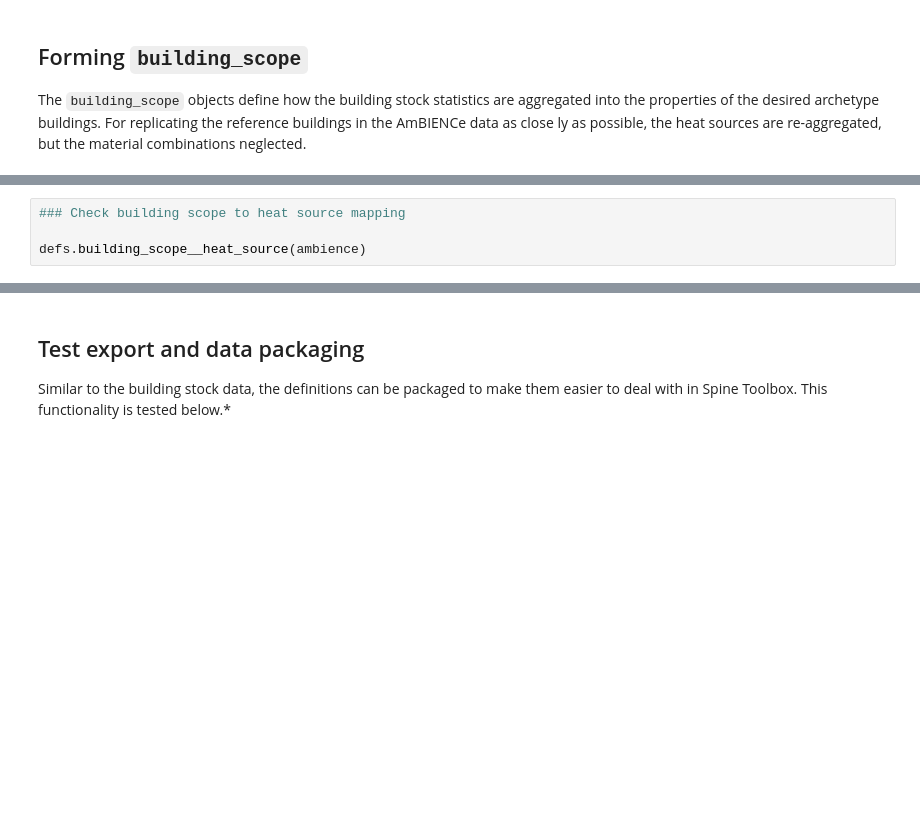
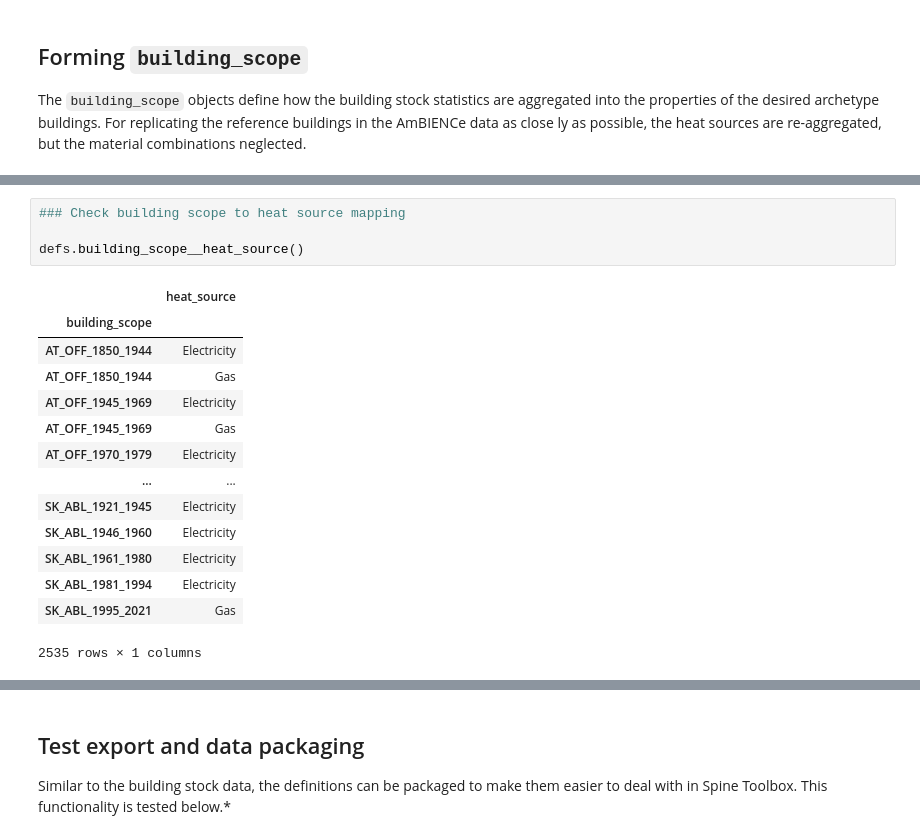
Before and after one commit to spine-tools/AmBIENCe2ABM, a Jupyter notebook: definitions_testscript.ipynb, the cells around one changed output, grey strips where cells are left out. Cells and saved outputs as stored; diff of their text form; blank space fills up the shorter version.

```diff
--- a/definitions_testscript.ipynb
+++ b/definitions_testscript.ipynb
@@ -118,4 +300,19 @@ defs.building_scope()
 # %%
 ### Check building scope to heat source mapping
 
-defs.building_scope__heat_source(ambience)
+defs.building_scope__heat_source()
+# %% [output]
+|  | heat_source |
+| building_scope |  |
+| AT_OFF_1850_1944 | Electricity |
+| AT_OFF_1850_1944 | Gas |
+| AT_OFF_1945_1969 | Electricity |
+| AT_OFF_1945_1969 | Gas |
+| AT_OFF_1970_1979 | Electricity |
+| ... | ... |
+| SK_ABL_1921_1945 | Electricity |
+| SK_ABL_1946_1960 | Electricity |
+| SK_ABL_1961_1980 | Electricity |
+| SK_ABL_1981_1994 | Electricity |
+| SK_ABL_1995_2021 | Gas |
+2535 rows × 1 columns
```
Also changed, not shown: parts of 17 cells of this notebook, 1 other file.
